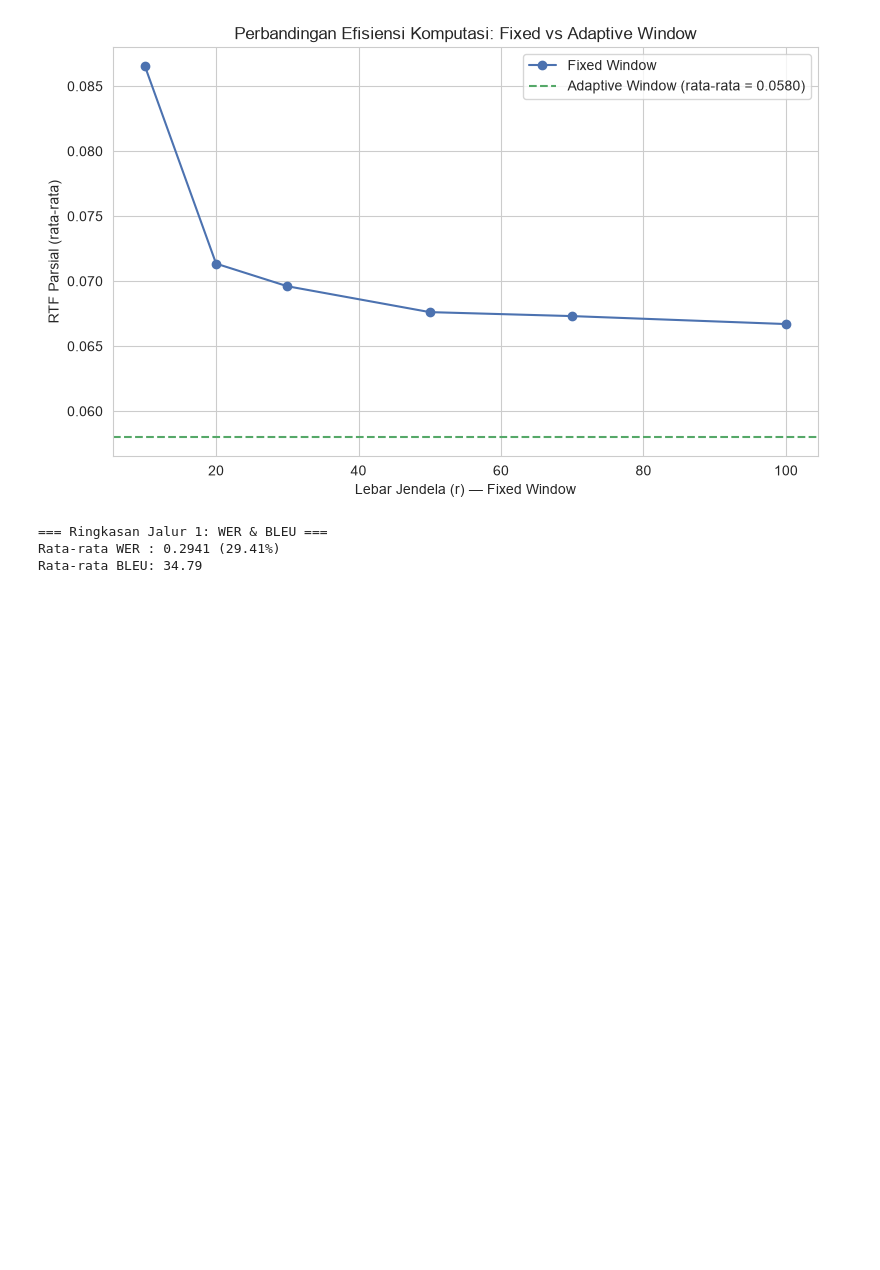
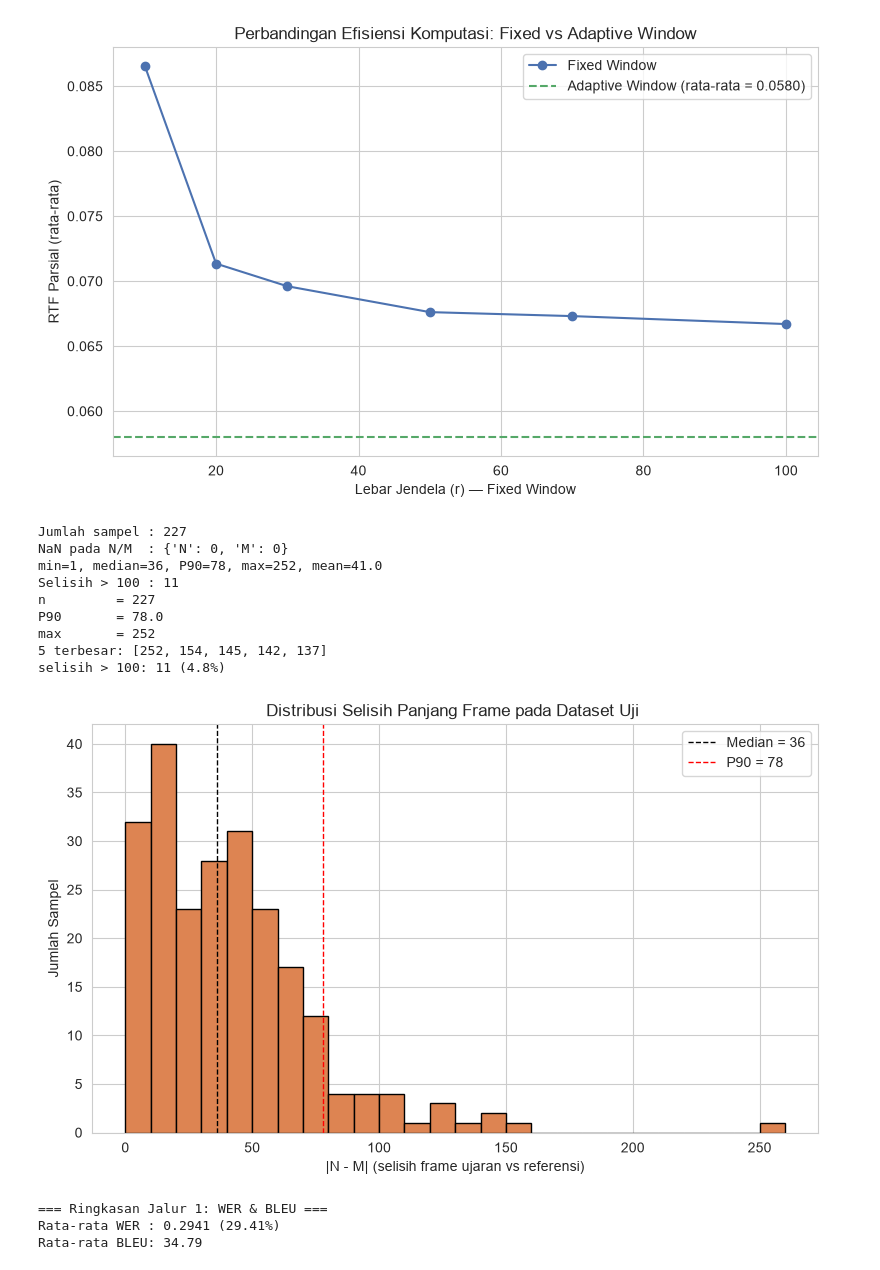
Before and after one commit to ikymaza/speech-translation-project, a Jupyter notebook: notebooks/visualize_results.ipynb, the cells around one changed output. Drawn from its saved outputs; the diff is of its cells as text; code cells hidden in the pictures; blank space fills up the shorter version.

```diff
--- a/notebooks/visualize_results.ipynb
+++ b/notebooks/visualize_results.ipynb
@@ -70,6 +114,49 @@ plt.savefig("../experiment/fig_perbandingan_rtf.png", dpi=150)
 plt.show()
 # %% [output]
 [figure]
+# %%
+import numpy as np
+import matplotlib.pyplot as plt
+
+# Ambil SEMUA sampel uji, tanpa filter status
+all_s = fixed.drop_duplicates(subset="file").copy()
+all_s["abs_diff"] = (all_s["N"] - all_s["M"]).abs()
+d = all_s["abs_diff"]
+
+print("Jumlah sampel :", len(d))
+print("NaN pada N/M  :", all_s[["N", "M"]].isna().sum().to_dict())
+print(f"min={d.min()}, median={d.median():.0f}, P90={np.percentile(d, 90):.0f}, "
+      f"max={d.max()}, mean={d.mean():.1f}")
+print("Selisih > 100 :", (d > 100).sum())
+
+print("n         =", len(d))
+print("P90       =", np.percentile(d, 90))
+print("max       =", d.max())
+print("5 terbesar:", sorted(d.tolist(), reverse=True)[:5])
+print("selisih > 100:", (d > 100).sum(), f"({(d > 100).mean()*100:.1f}%)")
+
+plt.figure(figsize=(8, 5))
+plt.hist(d, bins=np.arange(0, 261, 10), color="#DD8452", edgecolor="black")
+plt.axvline(d.median(), color="black", linestyle="--", linewidth=1, label=f"Median = {d.median():.0f}")
+plt.axvline(np.percentile(d, 90), color="red", linestyle="--", linewidth=1, label=f"P90 = {np.percentile(d, 90):.0f}")
+plt.xlabel("|N - M| (selisih frame ujaran vs referensi)")
+plt.ylabel("Jumlah Sampel")
+plt.title(f"Distribusi Selisih Panjang Frame pada Dataset Uji ")
+plt.legend()
+plt.tight_layout()
+plt.savefig("../experiment/fig_distribusi_selisih_full.png", dpi=150)
+plt.show()
+# %% [output]
+Jumlah sampel : 227
+NaN pada N/M  : {'N': 0, 'M': 0}
+min=1, median=36, P90=78, max=252, mean=41.0
+Selisih > 100 : 11
+n         = 227
+P90       = 78.0
+max       = 252
+5 terbesar: [252, 154, 145, 142, 137]
+selisih > 100: 11 (4.8%)
+[figure, added]
 # %%
 print("=== Ringkasan Jalur 1: WER & BLEU ===")
 print(f"Rata-rata WER : {jalur1['wer'].mean():.4f} ({jalur1['wer'].mean()*100:.2f}%)")
```
Also changed, not shown: parts of 2 cells of this notebook, 4 other files.
